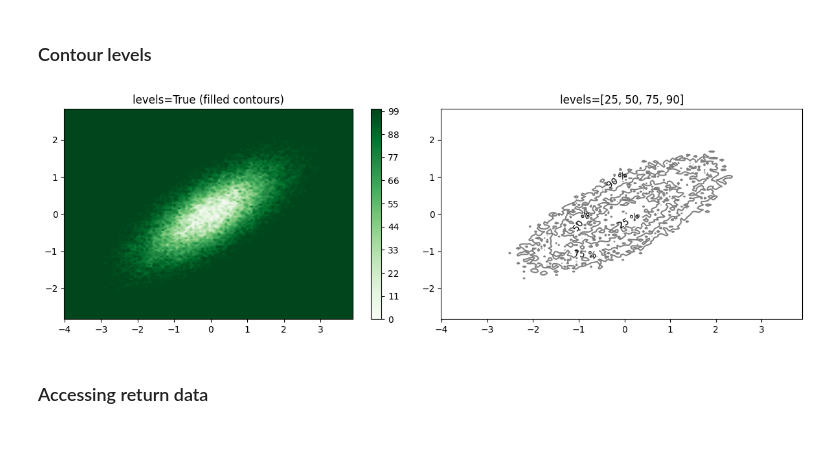
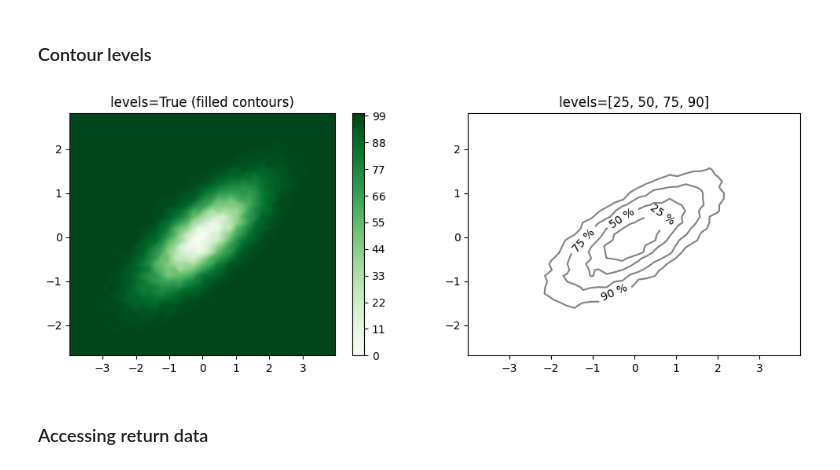
Before and after one commit to JLansey/matviz, a Jupyter notebook: docs/source/examples/histograms.ipynb, the cells around one changed output. Drawn from its saved outputs; the diff is of its cells as text; code cells hidden in the pictures; blank space fills up the shorter version.

```diff
--- a/docs/source/examples/histograms.ipynb
+++ b/docs/source/examples/histograms.ipynb
@@ -183,22 +216,21 @@ plt.show()
 # %%
 x = np.random.randn(50000)
 y = x * 0.5 + np.random.randn(50000) * 0.5
 
-fig, axes = plt.subplots(1, 2, figsize=(12, 4))
+plt.figure(figsize=(12, 4))
 
-plt.sca(axes[0])
-ndhist(x, y, levels=True)
-plt.title('levels=True (filled contours)')
+subplotter(1, 2, 0)
+ndhist(x, y, f=0.5, levels=True)
+title('levels=True (filled contours)')
 plt.colorbar()
 
-plt.sca(axes[1])
-ndhist(x, y, levels=[25, 50, 75, 90])
-plt.title('levels=[25, 50, 75, 90]')
+subplotter(1, 2, 1)
+ndhist(x, y, f=0.5, levels=[25, 50, 75, 90])
+title('levels=[25, 50, 75, 90]')
 
-plt.tight_layout()
 plt.show()
 # %% [output]
-[figure, old version]
+[figure, new version]
 # %% [markdown]
 ### Accessing return data
 # %%
```
Also changed, not shown: parts of 16 cells of this notebook, 2 other files.
